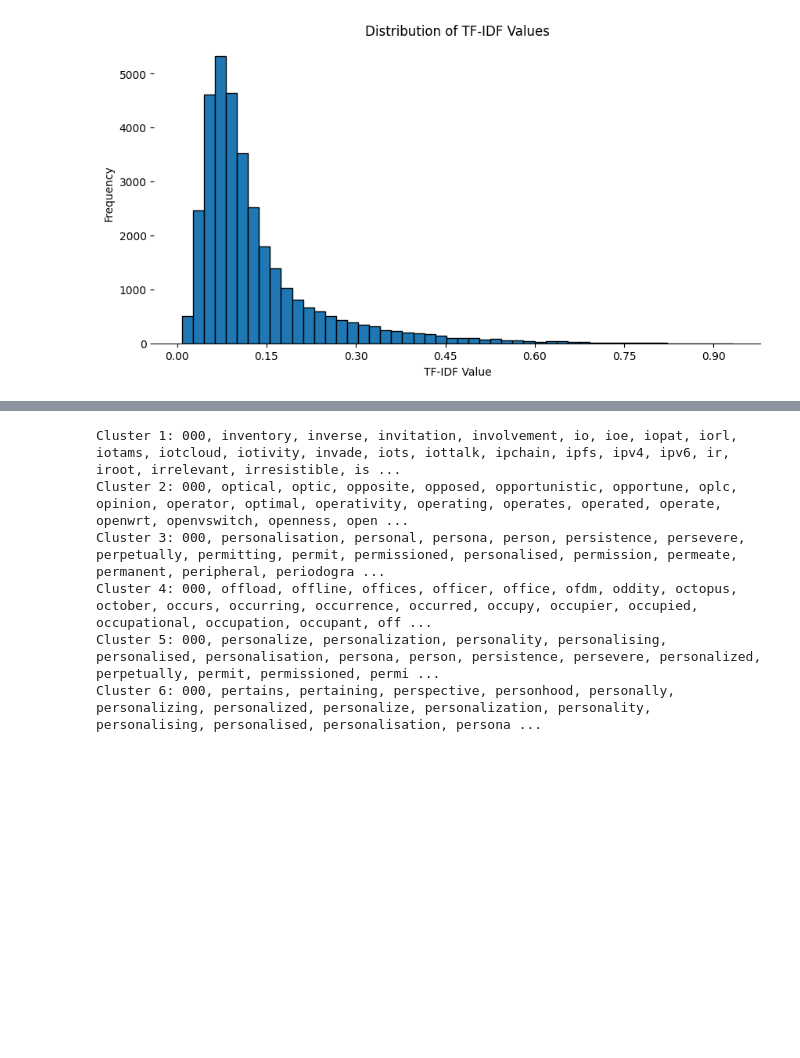
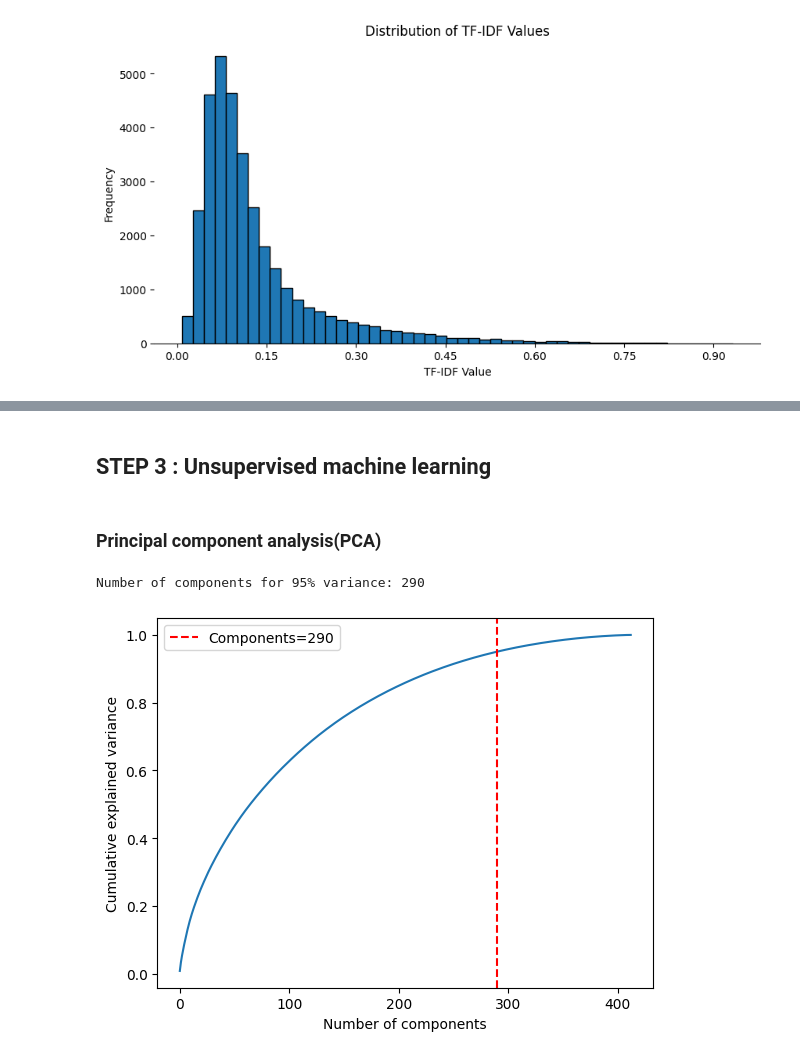
Before and after one commit to Geunhyeong-Han/shs-literature-text-mining, a Jupyter notebook: main.ipynb, the cells around one changed output, grey strips where cells are left out. Saved outputs shown, nothing was run; the diff lists cells and outputs as text; code cells hidden in the pictures; blank space fills up the shorter version.

```diff
--- a/main.ipynb
+++ b/main.ipynb
@@ -634,39 +615,29 @@ KeyboardInterrupt: ignored
-# %%
-# Perform spectral clustering with 16 clusters
-spectral_clustering = SpectralClustering(n_clusters=16)
-labels = spectral_clustering.fit_predict(tfidf_matrix_filtered_pca)
-
-# Extract feature names from the vectorizer
-feature_names = vectorizer.get_feature_names_out()
-
-# Initialize a list to hold the top keywords for each cluster
-cluster_keywords_summary = []
-
-# Iterate over each cluster
-for i in range(16):
-    # Get the indices of the documents in this cluster
-    cluster_docs_indices = np.where(labels == i)[0]
-
-    # Get the TF-IDF matrix for these documents only
-    cluster_tfidf = tfidf_matrix_filtered[cluster_docs_indices]
-
-    # Sum the TF-IDF scores for each term and sort them in descending order
-    summed_tfidf_scores = np.sum(cluster_tfidf, axis=0)
-    sorted_term_indices = np.argsort(summed_tfidf_scores)[::-1]
-
-    # Get the top 10 terms for this cluster and append them to our summary list
-    top_term_indices = sorted_term_indices[:10].tolist()[0]
-    top_terms = [feature_names[idx] for idx in top_term_indices]
-
-    cluster_keywords_summary.append(top_terms)
-
-# Print out the results:
-for i, keywords in enumerate(cluster_keywords_summary):
-   print(f"Cluster {i+1}: {', '.join(keywords)}")
-# %% [output]
-Cluster 1: 000, inventory, inverse, invitation, involvement, io, ioe, iopat, iorl, iotams, iotcloud, iotivity, invade, iots, iottalk, ipchain, ipfs, ipv4, ipv6, ir, iroot, irrelevant, irresistible, is ...
-Cluster 2: 000, optical, optic, opposite, opposed, opportunistic, opportune, oplc, opinion, operator, optimal, operativity, operating, operates, operated, operate, openwrt, openvswitch, openness, open ...
-Cluster 3: 000, personalisation, personal, persona, person, persistence, persevere, perpetually, permitting, permit, permissioned, personalised, permission, permeate, permanent, peripheral, periodogra ...
-Cluster 4: 000, offload, offline, offices, officer, office, ofdm, oddity, octopus, october, occurs, occurring, occurrence, occurred, occupy, occupier, occupied, occupational, occupation, occupant, off ...
-Cluster 5: 000, personalize, personalization, personality, personalising, personalised, personalisation, persona, person, persistence, persevere, personalized, perpetually, permit, permissioned, permi ...
-Cluster 6: 000, pertains, pertaining, perspective, personhood, personally, personalizing, personalized, personalize, personalization, personality, personalising, personalised, personalisation, persona ...
+# %% [markdown]
+## STEP 3 : Unsupervised machine learning
+# %% [markdown]
+### Principal component analysis(PCA)
+# %%
+from sklearn.decomposition import TruncatedSVD
+import matplotlib.pyplot as plt
+import numpy as np
+
+X = tfidf_matrix
+
+svd = TruncatedSVD(n_components=X.shape[1]-1)
+svd.fit(X)
+
+cumulative_explained_variance = np.cumsum(svd.explained_variance_ratio_)
+
+n_components = np.where(cumulative_explained_variance > 0.95)[0][0]
+
+print(f"Number of components for 95% variance: {n_components}")
+
+plt.plot(cumulative_explained_variance)
+plt.xlabel('Number of components')
+plt.ylabel('Cumulative explained variance')
+plt.axvline(x=n_components, color='r', linestyle='--', label=f'Components={n_components}')
+plt.legend()
+plt.show()
+# %% [output]
+Number of components for 95% variance: 290
+[figure, added]
```
Also changed, not shown: parts of 30 cells of this notebook.
